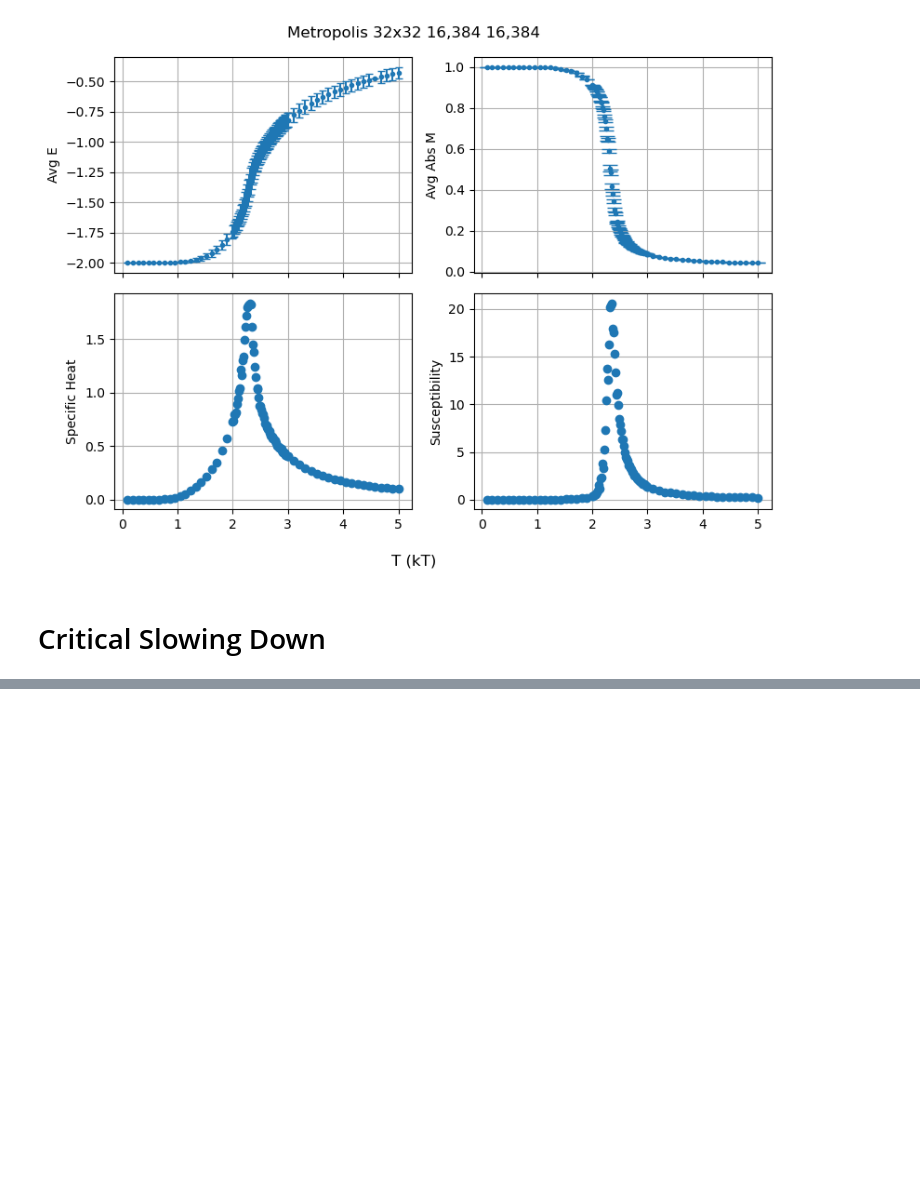
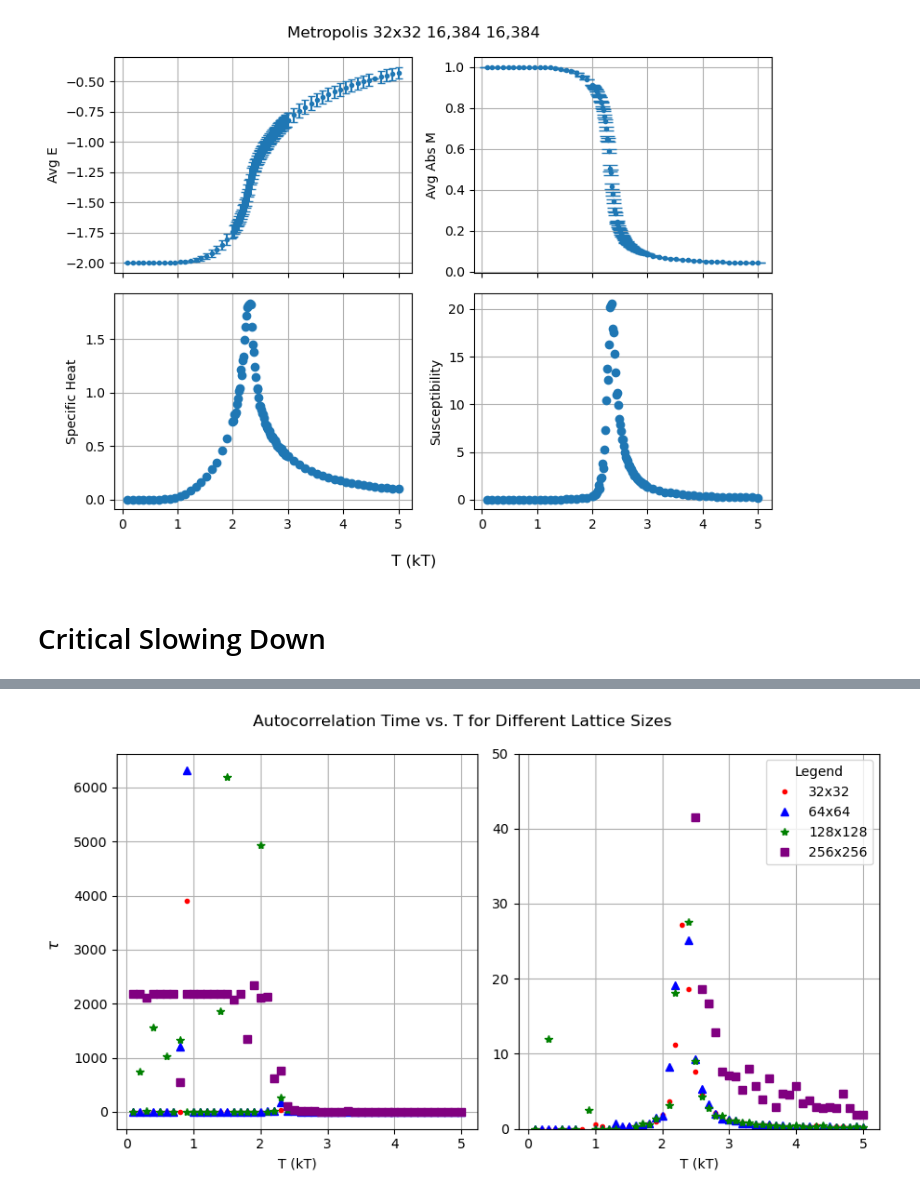
Before and after one commit to seafoodfry/numerical-analysis, a Jupyter notebook: qft/ising/Ising-model.ipynb, the cells around one changed output, grey strips where cells are left out. Cells and saved outputs as stored; diff of their text form; code cells hidden in the pictures; blank space fills up the shorter version.

Commit message:
Explored critical slowing down
Signed-off-by: seafoodfry <>

```diff
--- a/qft/ising/Ising-model.ipynb
+++ b/qft/ising/Ising-model.ipynb
@@ -1002,0 +1040,3 @@ plt.show()
+# %%
+df_t = pd.read_csv('./data/slowing/measurements.csv')
+df_t.head()
@@ -1002,0 +1066,36 @@ plt.show()
+# %%
+xdim_values = [32, 64, 128, 256]
+colors = ['red', 'blue', 'green', 'purple']  # Colors for each plot.
+markers = ['.', '^', '*', 's']  # Marker styles: circle, triangle up, square, star.
+
+
+fig, ((ax1, ax2)) = plt.subplots(1, 2, figsize=(9, 5))
+
+for xdim, color, marker in zip(xdim_values, colors, markers):
+    # Filter the DataFrame.
+    subset = df_t[df_t['xdim'] == xdim]
+    # Plot each subset.
+    ax1.plot(subset['T'], subset['autocorrt'], marker=marker, linestyle='', label=f'{xdim}x{xdim}', color=color)
+
+for xdim, color, marker in zip(xdim_values, colors, markers):
+    # Filter the DataFrame.
+    subset = df_t[df_t['xdim'] == xdim]
+    # Plot each subset.
+    ax2.plot(subset['T'], subset['autocorrt'], marker=marker, linestyle='', label=f'{xdim}x{xdim}', color=color)
+
+
+ax1.set_xlabel('T (kT)')
+ax1.grid(True)
+
+ax2.set_xlabel('T (kT)')
+ax2.grid(True)
+ax2.set_ylim(0, 50)
+
+plt.legend(title="Legend")
+fig.supylabel('$\\tau$')
+fig.suptitle('Autocorrelation Time vs. T for Different Lattice Sizes', fontsize=12)
+
+plt.tight_layout()
+plt.show()
+# %% [output]
+[figure, added]
```
Also changed, not shown: parts of 7 cells of this notebook.
